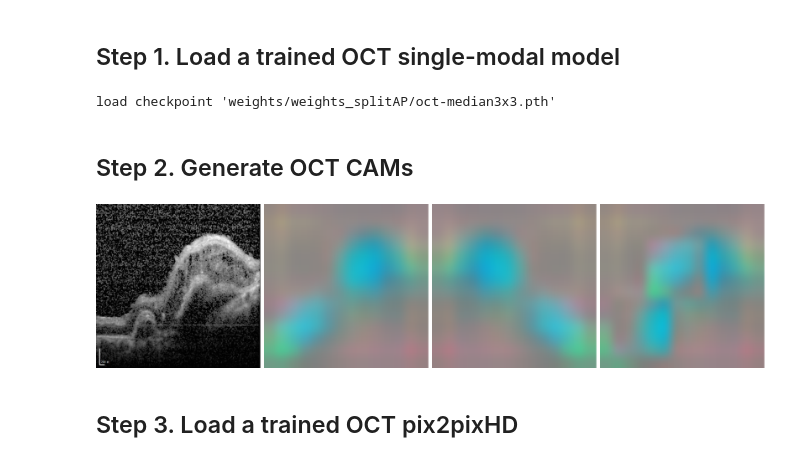
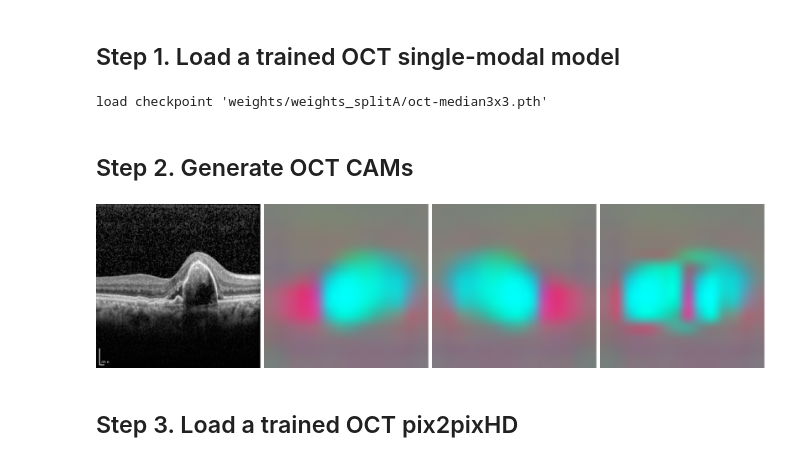
Before and after one commit to li-xirong/mmc-amd, a Jupyter notebook: notebooks/inference-and-synthesize-fake-images.ipynb, the cells around one changed output. Saved outputs shown, nothing was run; the diff lists cells and outputs as text; code cells hidden in the pictures.

```diff
--- a/notebooks/inference-and-synthesize-fake-images.ipynb
+++ b/notebooks/inference-and-synthesize-fake-images.ipynb
@@ -62,7 +62,7 @@ configs.heatmap = True
 
 label_list = 'h d p w'.split() # normal, dryAMD, pcv and wetAMD
 n_classes = len(label_list)
-checkpoint = "weights/weights_splitAP/cfp-clahe.pth"
+checkpoint = "weights/weights_splitA/cfp-clahe.pth"
 
 model = models.load_single_stream_model(configs, device, checkpoint)
 model.eval()
@@ -114,30 +114,30 @@ configs.heatmap = True
 
 label_list = 'h d p w'.split() # normal, dryAMD, pcv and wetAMD
 n_classes = len(label_list)
-checkpoint = "weights/weights_splitAP/oct-median3x3.pth"
+checkpoint = "weights/weights_splitA/oct-median3x3.pth"
 
 model = models.load_single_stream_model(configs, device, checkpoint)
 model.eval()
 print ()
 # %% [output]
-load checkpoint 'weights/weights_splitAP/oct-median3x3.pth'
+load checkpoint 'weights/weights_splitA/oct-median3x3.pth'
 # %% [markdown]
 ## Step 2. Generate OCT CAMs
 # %%
 impath = "test_images/test-o-p.jpg"
 label = 'p'
 raw_im, new_im = data.load_image(impath, configs)
 new_im = np.squeeze(new_im)
 
 cam_drawer = CAMDrawer(model, device)
 # original CAMs
-cams = cam_drawer.get_cam(torch.unsqueeze(new_im, dim=0), save_path="test_images/test-f-o.jpg.npy")
+cams = cam_drawer.get_cam(torch.unsqueeze(new_im, dim=0), save_path="test_images/test-o-p.jpg.npy")
 # manipulated CAMs
-cams_flip = cam_drawer.flip(cams, save_path="test_images/test-f-o-flip.jpg.npy")
-cams_move = cam_drawer.move(cams, reference_channel=label_list.index(label)-1, save_path="test_images/test-f-o-move.jpg.npy")
+cams_flip = cam_drawer.flip(cams, save_path="test_images/test-o-p-flip.jpg.npy")
+cams_move = cam_drawer.move(cams, reference_channel=label_list.index(label)-1, save_path="test_images/test-o-p-move.jpg.npy", verticle=False)
 CAMDrawer.sequence_visualize(raw_im, [cams, cams_flip, cams_move], visual_size=(448,448))
 # %% [output]
-[figure, old version]
+[figure, new version]
 # %% [markdown]
 ## Step 3. Load a trained OCT pix2pixHD
 # %%
```
Also changed, not shown: parts of 7 cells of this notebook, 1 other file.
